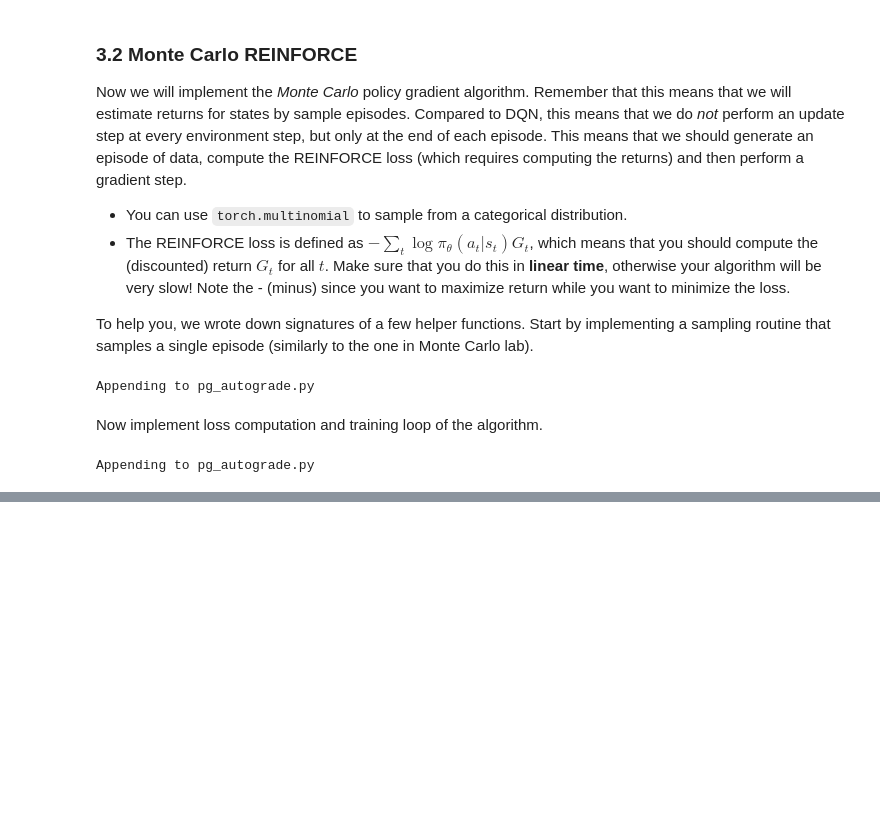
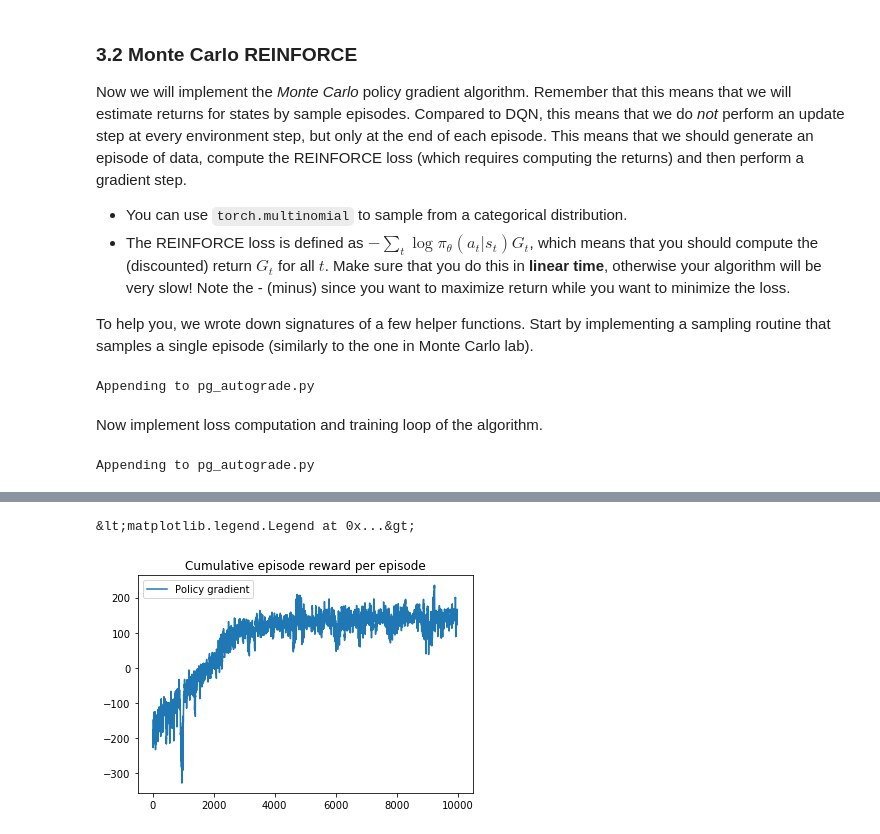
Before and after one commit to bellanich/rl_reproducibility, a Jupyter notebook: LunarLander.ipynb, the cells around one changed output, grey strips where cells are left out. Cells and saved outputs as stored; diff of their text form; code cells hidden in the pictures; blank space fills up the shorter version.

```diff
--- a/LunarLander.ipynb
+++ b/LunarLander.ipynb
@@ -302,0 +336,7 @@ If you want to test/submit your solution **restart the kernel, run all cells and
+# %%
+plt.plot(smooth(cum_rewards, 10))
+plt.title('Cumulative episode reward per episode')
+plt.legend(['Policy gradient'])
+# %% [output]
+&lt;matplotlib.legend.Legend at 0x...&gt;
+[figure, added]
```
Also changed, not shown: parts of 8 cells of this notebook.
